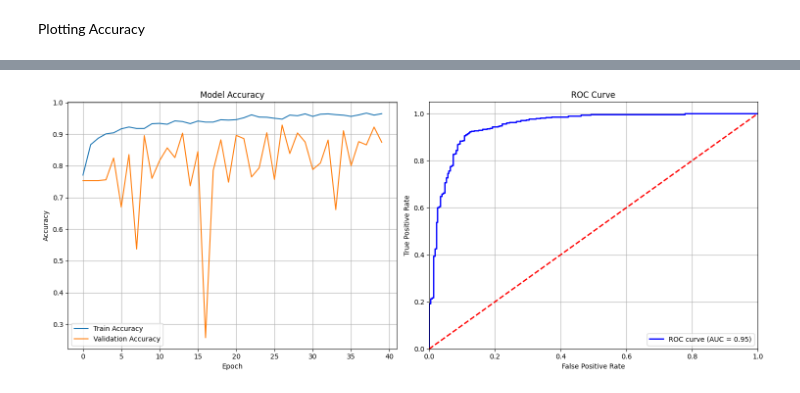
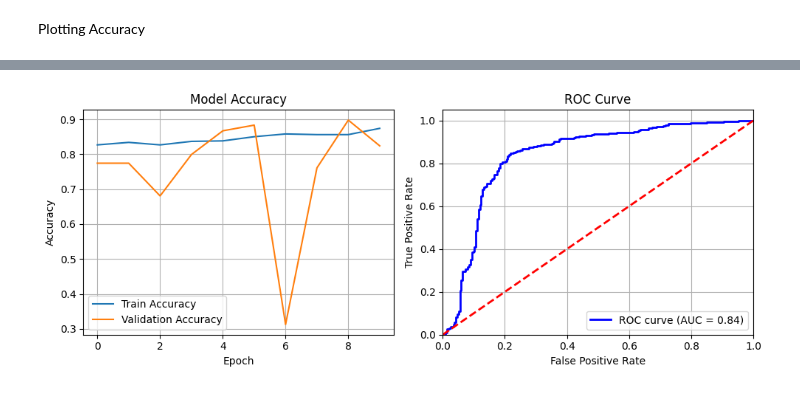
Before and after one commit to rameenhamad/Developer_HUB_ML_Tasks, a Jupyter notebook: 3_2_Pneumonia_Detection.ipynb, the cells around one changed output, grey strips where cells are left out. Saved outputs shown, nothing was run; the diff lists cells and outputs as text; code cells hidden in the pictures.

```diff
--- a/3_2_Pneumonia_Detection.ipynb
+++ b/3_2_Pneumonia_Detection.ipynb
@@ -177,5 +175,5 @@ NameError: name 'ReduceLROnPlateau' is not defined
 # %% [markdown]
 Moddel training
 # %%
-history = model.fit(train_ds, validation_data=val_ds, callbacks=callback, epochs=40)
+history = model.fit(train_ds, validation_data=val_ds, callbacks=callback, epochs=10, verbose=2)
 # %% [output]
@@ -241,9 +242,8 @@ fpr, tpr, thresholds = roc_curve(y_test, y_pred_prob)
 roc_auc = auc(fpr, tpr)
 
 # Create subplots
-fig, axs = plt.subplots(1, 2, figsize=(15, 6))  # 3 rows, 1 column
+fig, axs = plt.subplots(1, 2, figsize=(10, 4))
 
-# 1️⃣ Accuracy
 axs[0].plot(history.history['accuracy'], label='Train Accuracy')
 axs[0].plot(history.history['val_accuracy'], label='Validation Accuracy')
 axs[0].set_title('Model Accuracy')
@@ -252,7 +252,6 @@ axs[0].set_ylabel('Accuracy')
 axs[0].legend()
 axs[0].grid(True)
 
-# 3️⃣ ROC Curve
 axs[1].plot(fpr, tpr, color='blue', lw=2, label=f'ROC curve (AUC = {roc_auc:.2f})')
 axs[1].plot([0, 1], [0, 1], color='red', lw=2, linestyle='--')
 axs[1].set_xlim([0.0, 1.0])
@@ -270 +269 @@ plt.show()
-[figure, old version]
+[figure, new version]
```
Also changed, not shown: parts of 8 cells of this notebook.
